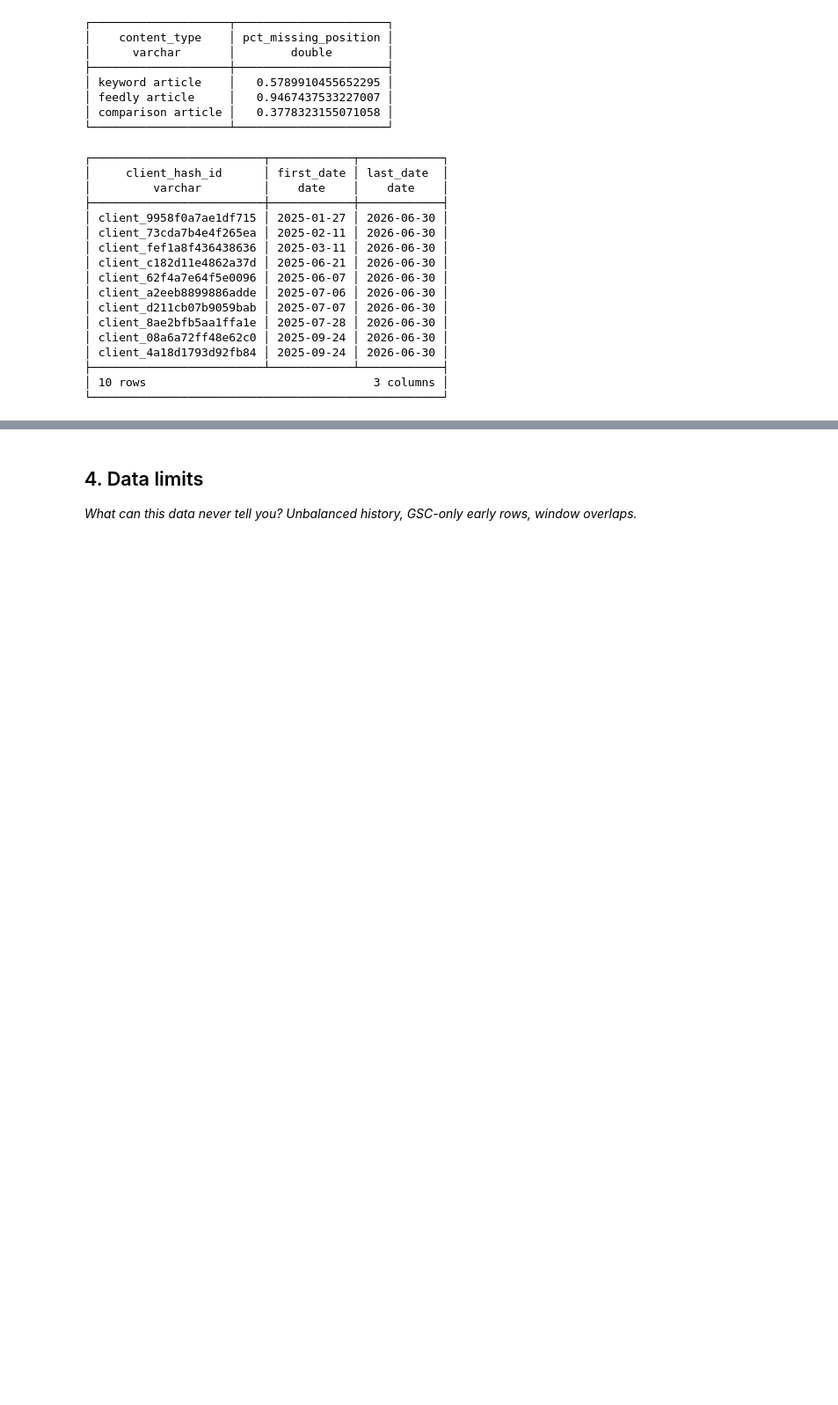
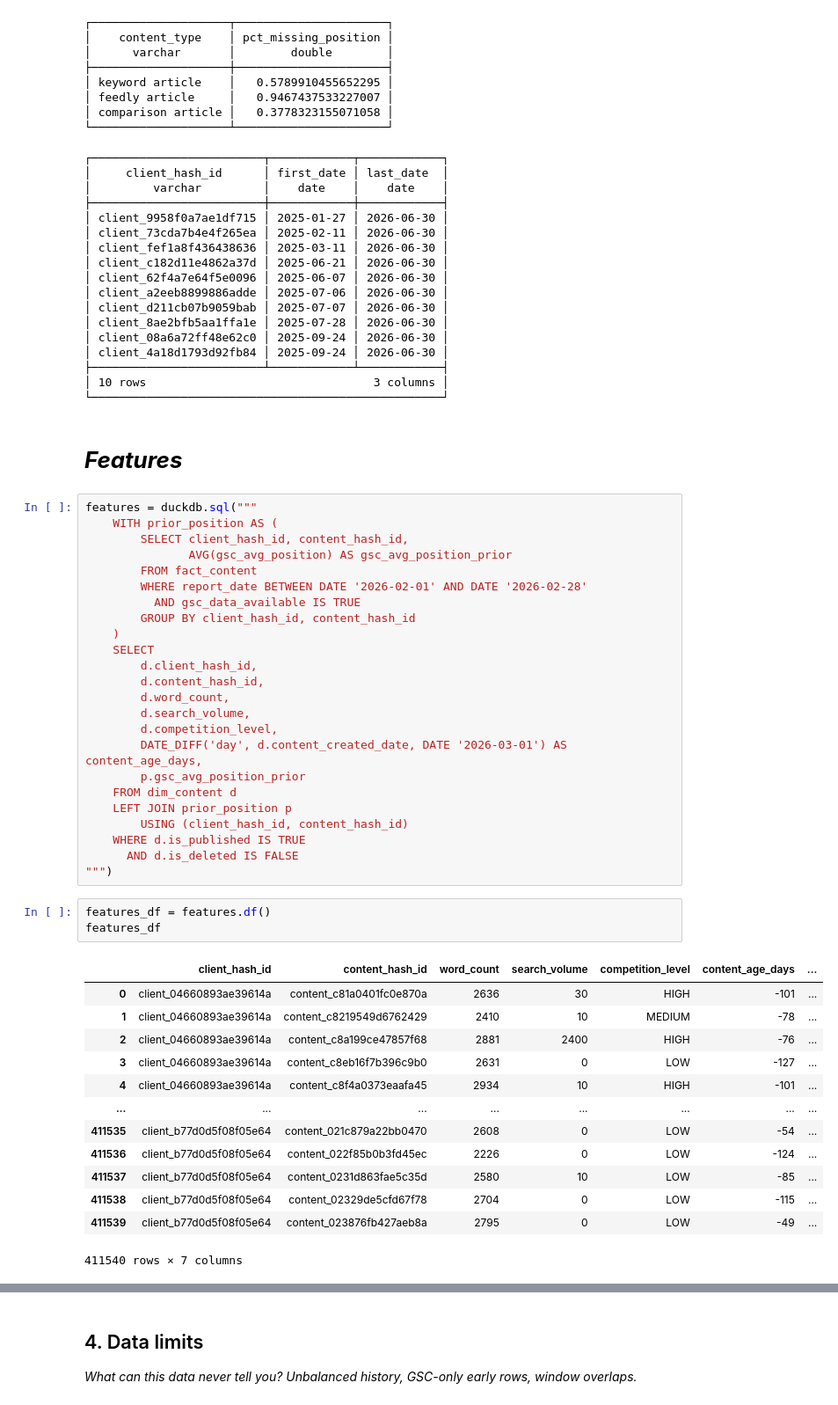
Before and after one commit to Zainab-Aijaz/FlyRank_ML_Assignment_Internship, a Jupyter notebook: work/notebooks/w03_data_contract.ipynb, the cells around one changed output, grey strips where cells are left out. Shown at 88% size. Cells and saved outputs as stored; diff of their text form; blank space fills up the shorter version.

```diff
--- a/work/notebooks/w03_data_contract.ipynb
+++ b/work/notebooks/w03_data_contract.ipynb
@@ -224,3 +238,46 @@ display(duckdb.sql("""
 ├─────────────────────────┴────────────┴────────────┤
 │ 10 rows                                 3 columns │
 └───────────────────────────────────────────────────┘
+# %% [markdown]
+# ***Features***
+# %%
+features = duckdb.sql("""
+    WITH prior_position AS (
+        SELECT client_hash_id, content_hash_id,
+               AVG(gsc_avg_position) AS gsc_avg_position_prior
+        FROM fact_content
+        WHERE report_date BETWEEN DATE '2026-02-01' AND DATE '2026-02-28'
+          AND gsc_data_available IS TRUE
+        GROUP BY client_hash_id, content_hash_id
+    )
+    SELECT
+        d.client_hash_id,
+        d.content_hash_id,
+        d.word_count,
+        d.search_volume,
+        d.competition_level,
+        DATE_DIFF('day', d.content_created_date, DATE '2026-03-01') AS content_age_days,
+        p.gsc_avg_position_prior
+    FROM dim_content d
+    LEFT JOIN prior_position p
+        USING (client_hash_id, content_hash_id)
+    WHERE d.is_published IS TRUE
+      AND d.is_deleted IS FALSE
+""")
+# %%
+features_df = features.df()
+features_df
+# %% [output]
+|  | client_hash_id | content_hash_id | word_count | search_volume | competition_level | content_age_days | ... |
+| 0 | client_04660893ae39614a | content_c81a0401fc0e870a | 2636 | 30 | HIGH | -101 | ... |
+| 1 | client_04660893ae39614a | content_c8219549d6762429 | 2410 | 10 | MEDIUM | -78 | ... |
+| 2 | client_04660893ae39614a | content_c8a199ce47857f68 | 2881 | 2400 | HIGH | -76 | ... |
+| 3 | client_04660893ae39614a | content_c8eb16f7b396c9b0 | 2631 | 0 | LOW | -127 | ... |
+| 4 | client_04660893ae39614a | content_c8f4a0373eaafa45 | 2934 | 10 | HIGH | -101 | ... |
+| ... | ... | ... | ... | ... | ... | ... | ... |
+| 411535 | client_b77d0d5f08f05e64 | content_021c879a22bb0470 | 2608 | 0 | LOW | -54 | ... |
+| 411536 | client_b77d0d5f08f05e64 | content_022f85b0b3fd45ec | 2226 | 0 | LOW | -124 | ... |
+| 411537 | client_b77d0d5f08f05e64 | content_0231d863fae5c35d | 2580 | 10 | LOW | -85 | ... |
+| 411538 | client_b77d0d5f08f05e64 | content_02329de5cfd67f78 | 2704 | 0 | LOW | -115 | ... |
+| 411539 | client_b77d0d5f08f05e64 | content_023876fb427aeb8a | 2795 | 0 | LOW | -49 | ... |
+411540 rows × 7 columns
```
Also changed, not shown: parts of 6 cells of this notebook.
